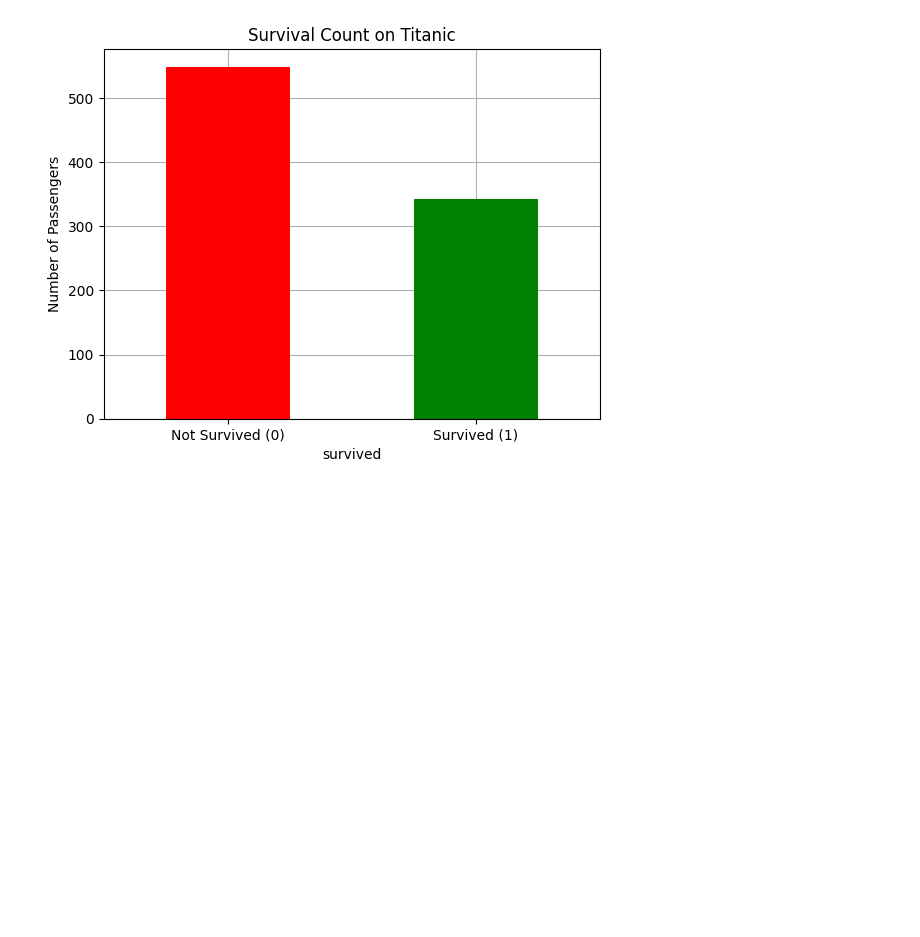
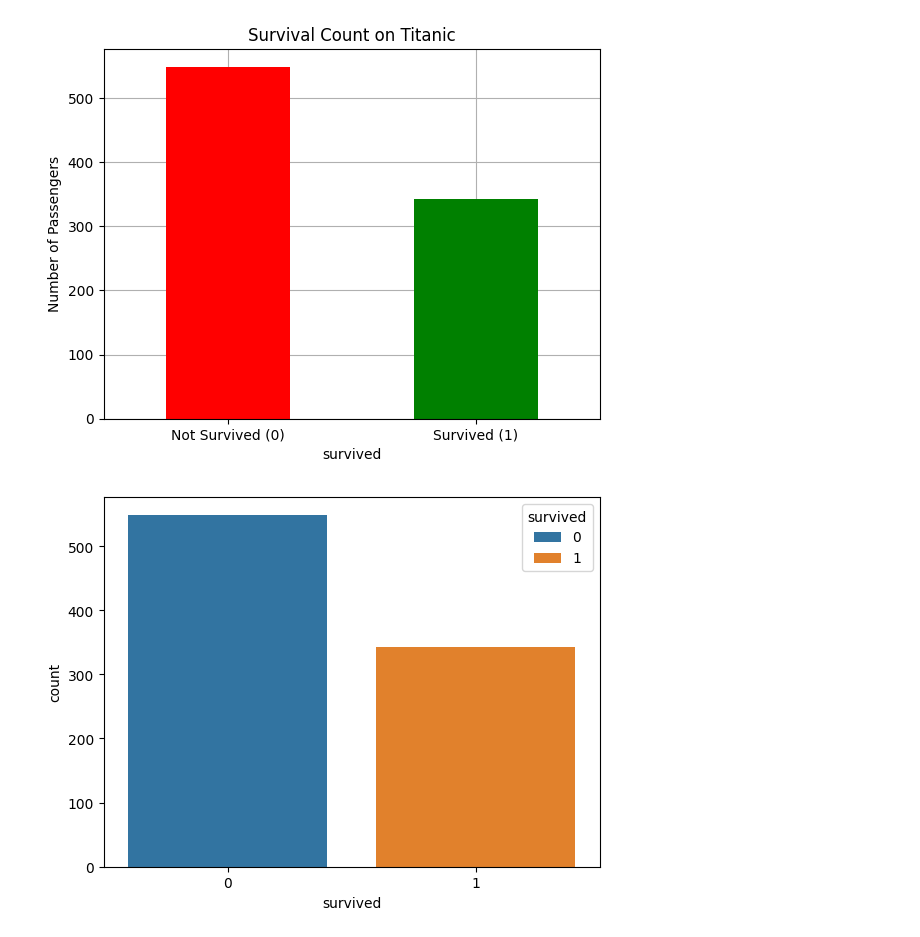
Before and after one commit to maazali04/Python-Data-Science-Foundations, a Jupyter notebook: MachineLearning.ipynb, the cells around one changed output. Drawn from its saved outputs; the diff is of its cells as text; code cells hidden in the pictures; blank space fills up the shorter version.

```diff
--- a/MachineLearning.ipynb
+++ b/MachineLearning.ipynb
@@ -1083,3 +1105,7 @@ plt.title('Survival Count on Titanic')
 plt.grid()
 # %% [output]
 [figure]
+# %%
+sns.countplot(titanic, x="survived", hue='survived');
+# %% [output]
+[figure, added]
```
Also changed, not shown: parts of 19 cells of this notebook.
